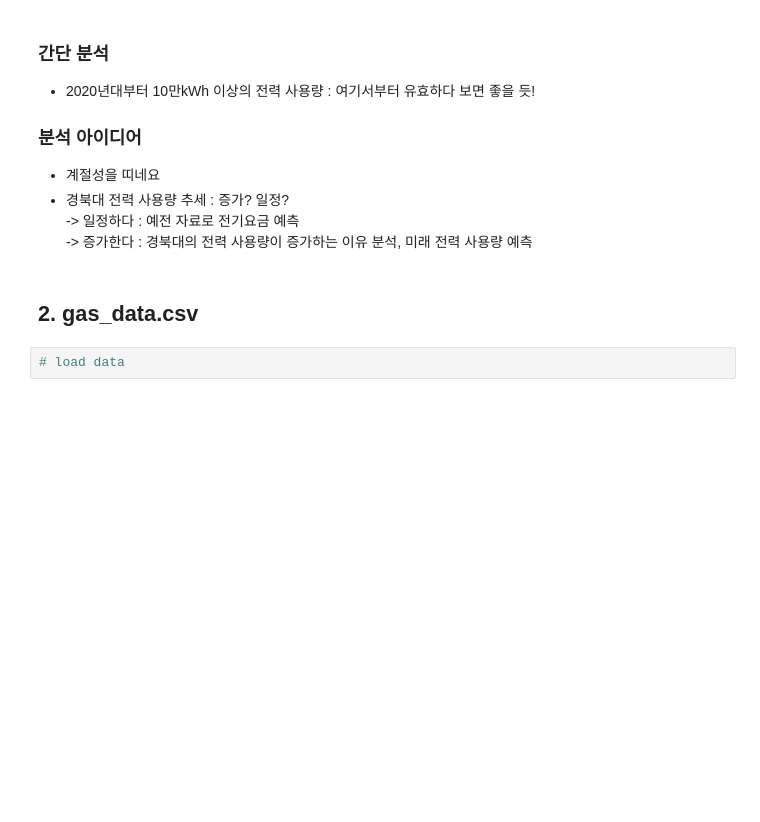
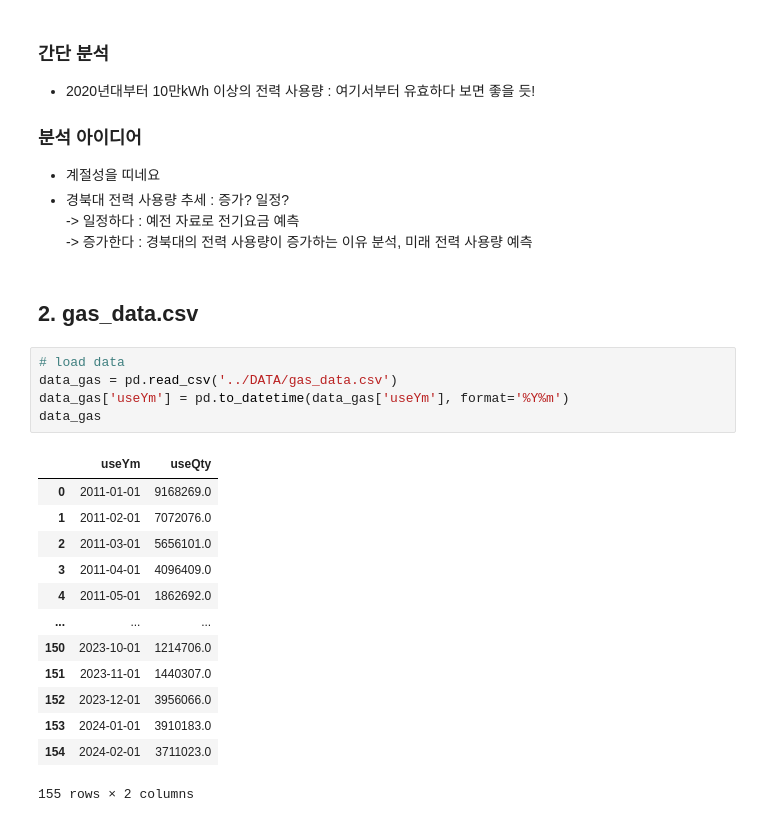
Before and after one commit to zeenoo11/Project_LivingLab, a Jupyter notebook: Projects/B01_prep_ideas.ipynb, the cells around one changed output. Cells and saved outputs as stored; diff of their text form; blank space fills up the shorter version.

```diff
--- a/Projects/B01_prep_ideas.ipynb
+++ b/Projects/B01_prep_ideas.ipynb
@@ -73,5 +73,22 @@ plt.show()
     -> 증가한다 : 경북대의 전력 사용량이 증가하는 이유 분석, 미래 전력 사용량 예측
 # %% [markdown]
 ## 2. gas_data.csv
-# %%
-# load data
+# %%
+# load data
+data_gas = pd.read_csv('../DATA/gas_data.csv')
+data_gas['useYm'] = pd.to_datetime(data_gas['useYm'], format='%Y%m')
+data_gas
+# %% [output]
+|  | useYm | useQty |
+| 0 | 2011-01-01 | 9168269.0 |
+| 1 | 2011-02-01 | 7072076.0 |
+| 2 | 2011-03-01 | 5656101.0 |
+| 3 | 2011-04-01 | 4096409.0 |
+| 4 | 2011-05-01 | 1862692.0 |
+| ... | ... | ... |
+| 150 | 2023-10-01 | 1214706.0 |
+| 151 | 2023-11-01 | 1440307.0 |
+| 152 | 2023-12-01 | 3956066.0 |
+| 153 | 2024-01-01 | 3910183.0 |
+| 154 | 2024-02-01 | 3711023.0 |
+155 rows × 2 columns
```
Also changed, not shown: parts of 7 cells of this notebook.
